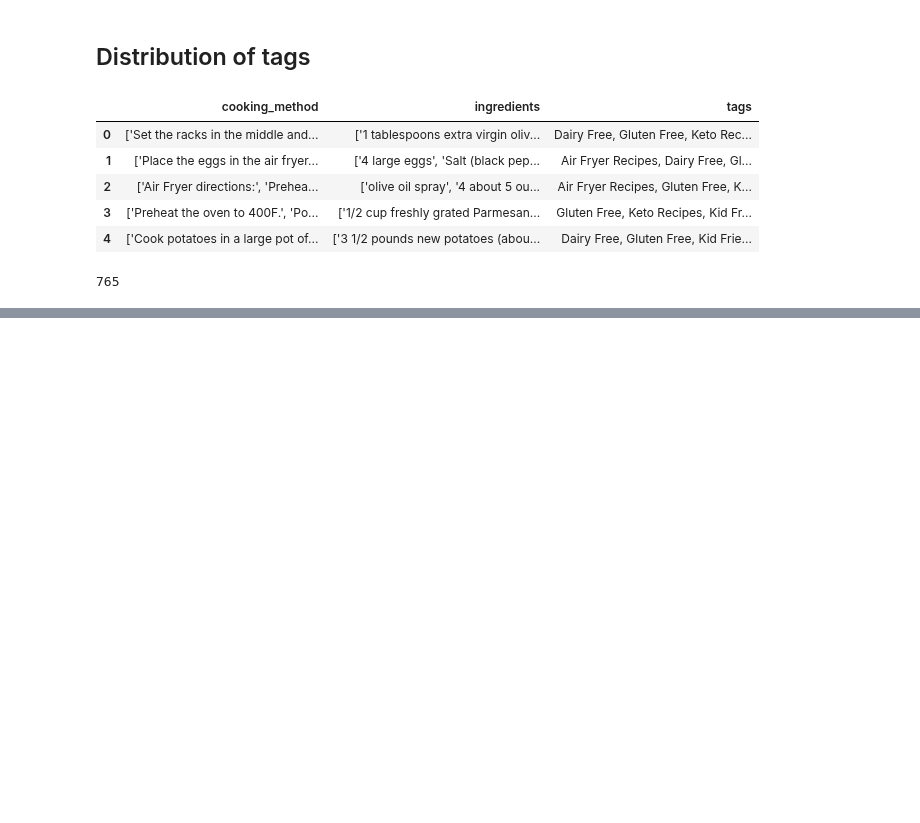
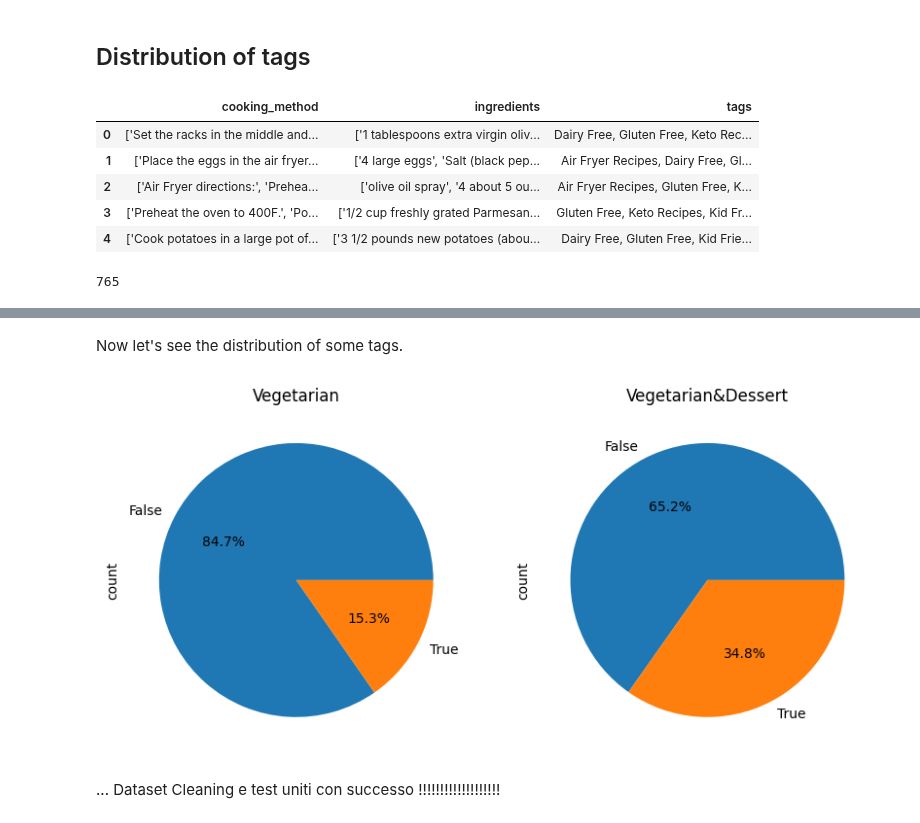
Before and after one commit to lavo2/HLT-Project, a Jupyter notebook: Data_Understanding.ipynb, the cells around one changed output, grey strips where cells are left out. Saved outputs shown, nothing was run; the diff lists cells and outputs as text; code cells hidden in the pictures; blank space fills up the shorter version.

```diff
--- a/Data_Understanding.ipynb
+++ b/Data_Understanding.ipynb
@@ -125,0 +226,15 @@ len(tags)
+# %% [markdown]
+Now let's see the distribution of some tags.
+# %%
+# merge the 2 images above in one
+fig, ax = plt.subplots(1, 2, figsize=(10, 5))
+df['Vegetarian'].value_counts().plot.pie(autopct='%1.1f%%', ax=ax[0])
+ax[0].set_title('Vegetarian')
+df['Vegetarian&Dessert'].value_counts().plot.pie(autopct='%1.1f%%', ax=ax[1])
+ax[1].set_title('Vegetarian&Dessert')
+
+plt.show()
+# %% [output]
+[figure, added]
+# %% [markdown]
+... Dataset Cleaning e test uniti con successo !!!!!!!!!!!!!!!!!!!
```
Also changed, not shown: parts of 9 cells of this notebook, 5 other files.
